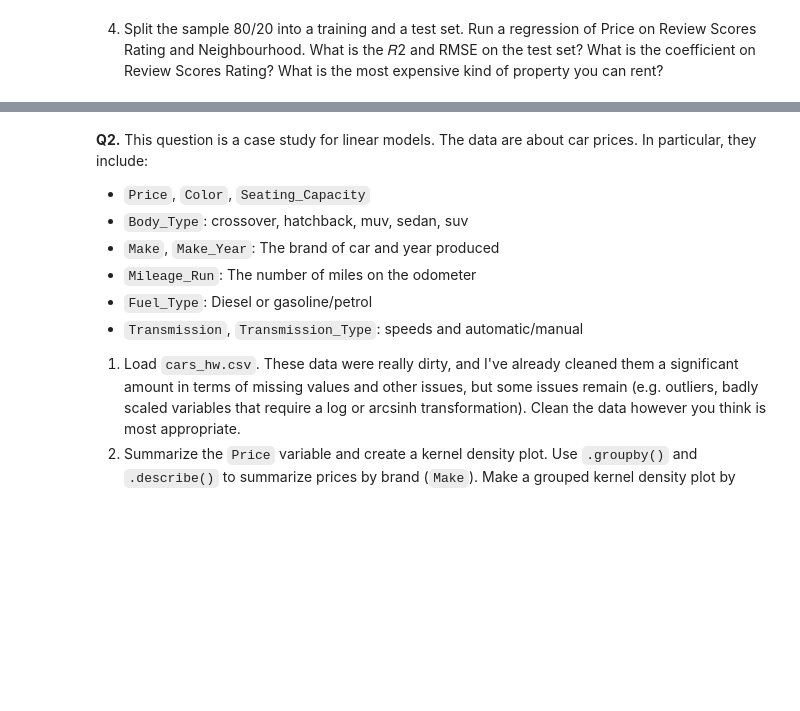
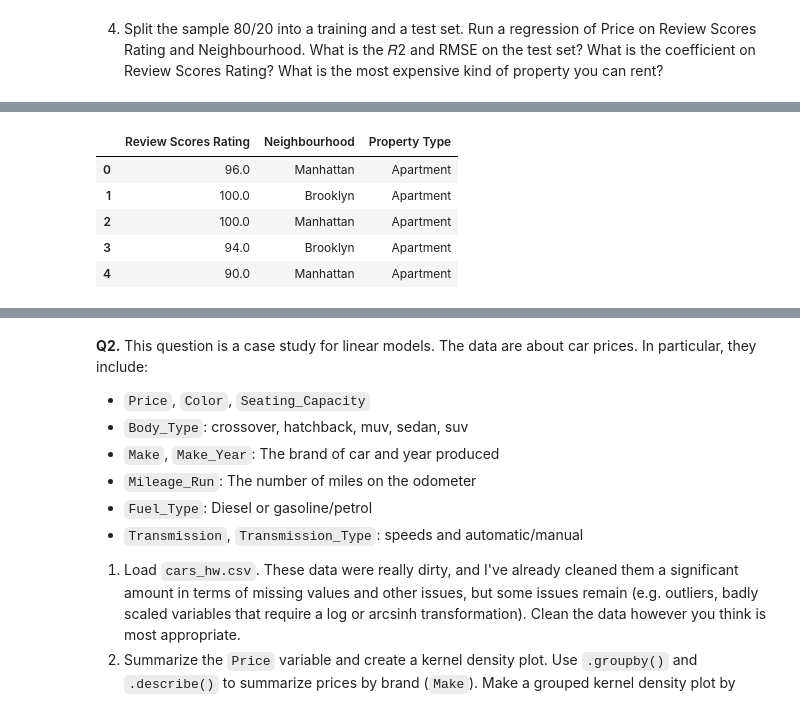
Before and after one commit to cwynne12/linearRegression, a Jupyter notebook: assignment.ipynb, the cells around one changed output, grey strips where cells are left out. Drawn from its saved outputs; the diff is of its cells as text; code cells hidden in the pictures; blank space fills up the shorter version.

```diff
--- a/assignment.ipynb
+++ b/assignment.ipynb
@@ -191,0 +211,15 @@ results
+# %%
+vars = ['Review Scores Rating' , 'Neighbourhood ', 'Property Type'] #variables to regress
+regres = x.loc[:,vars] # data matrix
+# need to train/test the data
+y = df['Price']
+x = regres
+x_train, x_test, y_train, y_test = train_test_split(x,y,test_size=.2,random_state=100)
+regres.head()
+# %% [output]
+|  | Review Scores Rating | Neighbourhood | Property Type |
+| 0 | 96.0 | Manhattan | Apartment |
+| 1 | 100.0 | Brooklyn | Apartment |
+| 2 | 100.0 | Manhattan | Apartment |
+| 3 | 94.0 | Brooklyn | Apartment |
+| 4 | 90.0 | Manhattan | Apartment |
```
Also changed, not shown: parts of 10 cells of this notebook.
